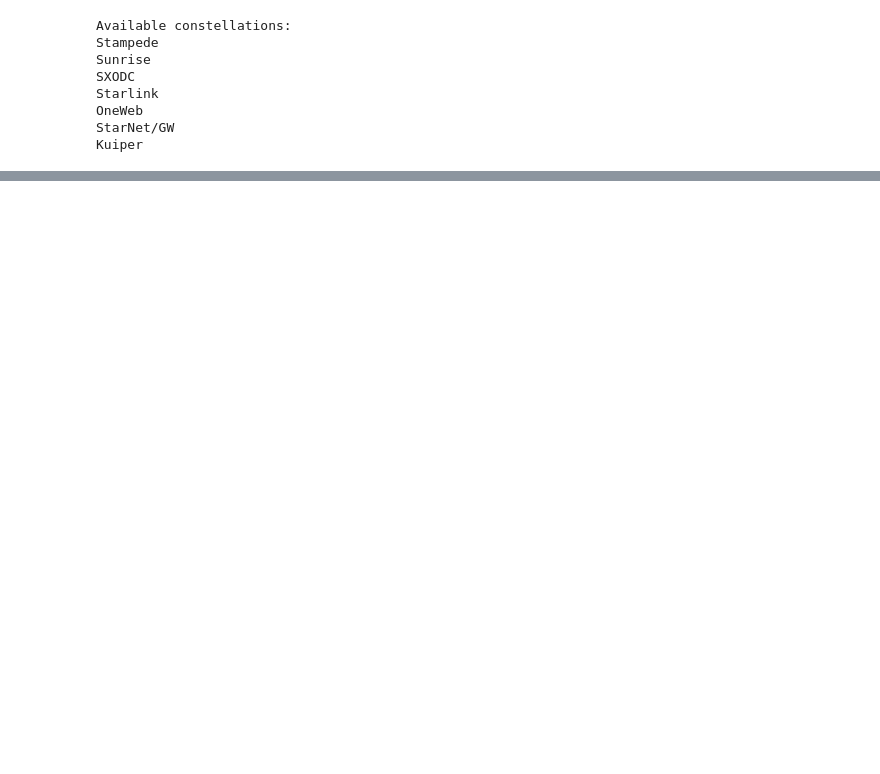
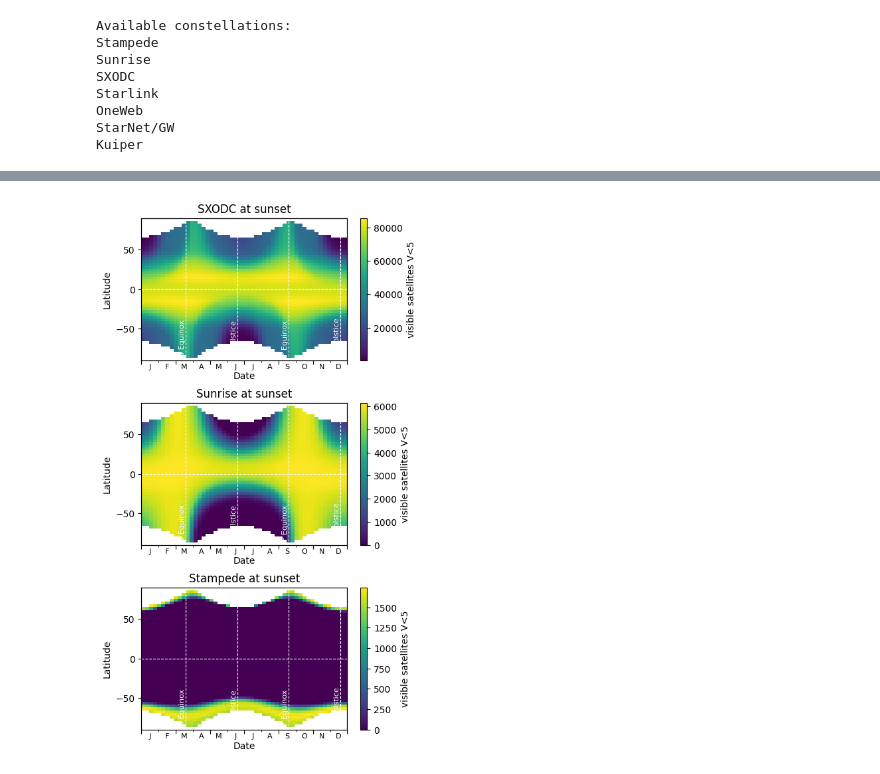
Before and after one commit to hannorein/megaconstellations, a Jupyter notebook: new_paper/heatmaps.ipynb, the cells around one changed output, grey strips where cells are left out. Saved outputs shown, nothing was run; the diff lists cells and outputs as text; code cells hidden in the pictures; blank space fills up the shorter version.

```diff
--- a/new_paper/heatmaps.ipynb
+++ b/new_paper/heatmaps.ipynb
@@ -32,7 +32,7 @@ def init_worker(_constellation, _plot_type):
     plot_type = _plot_type
     worker_sims = {constellation: rebound.Simulation("mega_"+constellation+".bin")}
 def getNum(l):
-    Ndate = 8
+    Ndate = 51
     latitude=-90+180*l/(Nlat-1)
     row = np.full(Ndate,np.nan)
     for d in range(Ndate):
@@ -47,8 +47,18 @@ def getNum(l):
                 xy, mag = mega.get_stereographic_data(worker_sims, latitude=latitude, month=month, hour=-lon/2., area=800, elevation_cut=10)
                 row[d] = np.sum(mag < 5.0)
     return row
-# %%
-Nlat = 8
-with Pool(processes=80, initializer=init_worker, initargs=("SXODC","sunset",)) as p:
-    data = np.array(p.map(getNum, range(Nlat)))
+# %%
+Nlat = 51
+constellations = ["SXODC", "Sunrise", "Stampede"]
+data_sunset = {}
+for constellation in constellations:
+    with Pool(processes=80, initializer=init_worker, initargs=(constellation,"sunset",)) as p:
+        data_sunset[constellation] = np.array(p.map(getNum, range(Nlat)))
+# %%
+Nlat = 51
+constellations = ["SXODC", "Sunrise", "Stampede"]
+data_midnight = {}
+for constellation in constellations:
+    with Pool(processes=80, initializer=init_worker, initargs=(constellation,"midnight",)) as p:
+        data_midnight[constellation] = np.array(p.map(getNum, range(Nlat)))
 # %%
@@ -85,0 +94,7 @@ for label in astlabels:
+# %%
+fig, axs = plt.subplots(len(constellations),figsize=(5,10))
+plt.subplots_adjust(hspace=0.3)
+for i, constellation in enumerate(constellations):
+    cb = plot(fig,axs[i],data_sunset[constellation],constellation+" at sunset")
+# %% [output]
+[figure, added]
```
Also changed, not shown: parts of 2 cells of this notebook.
